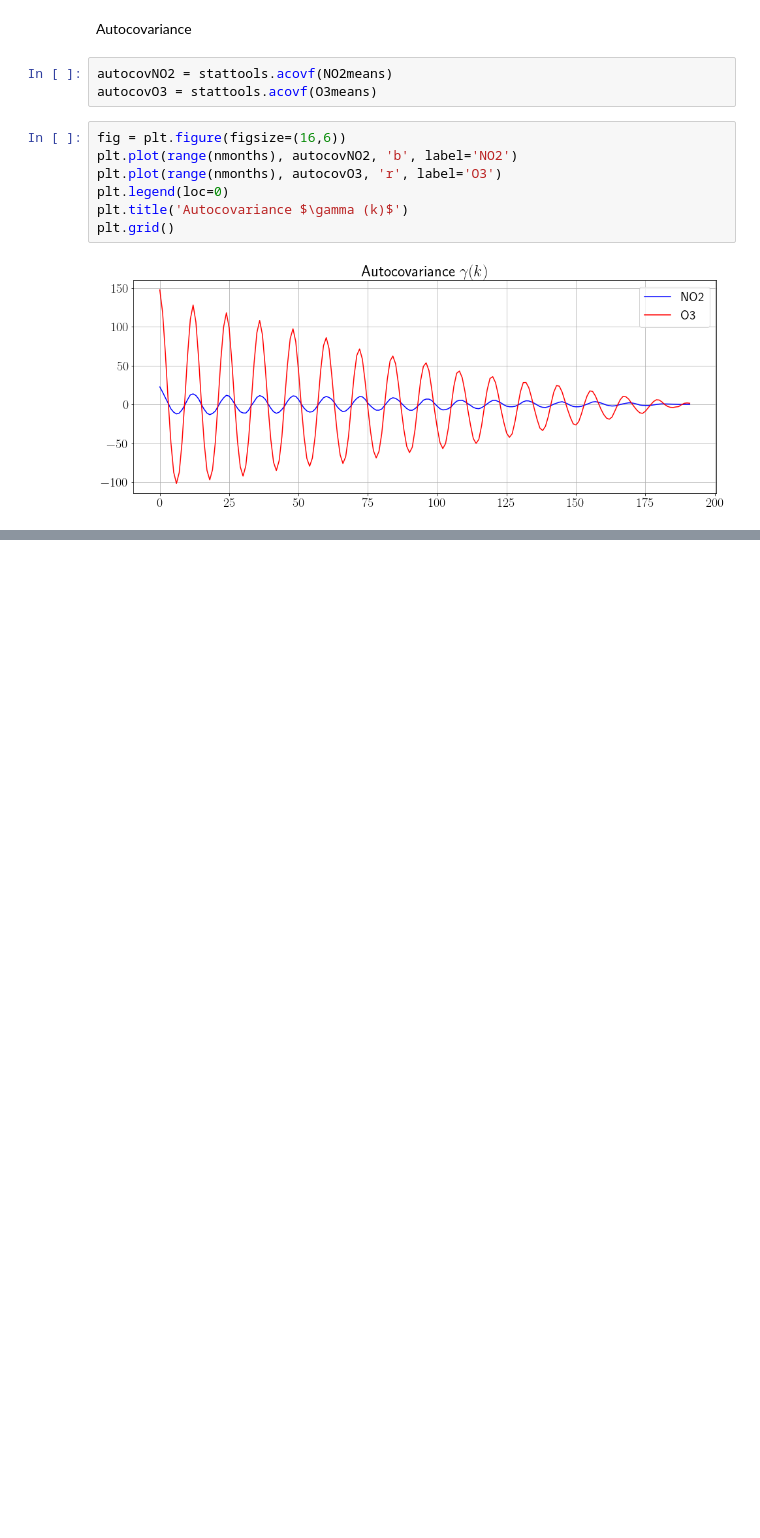
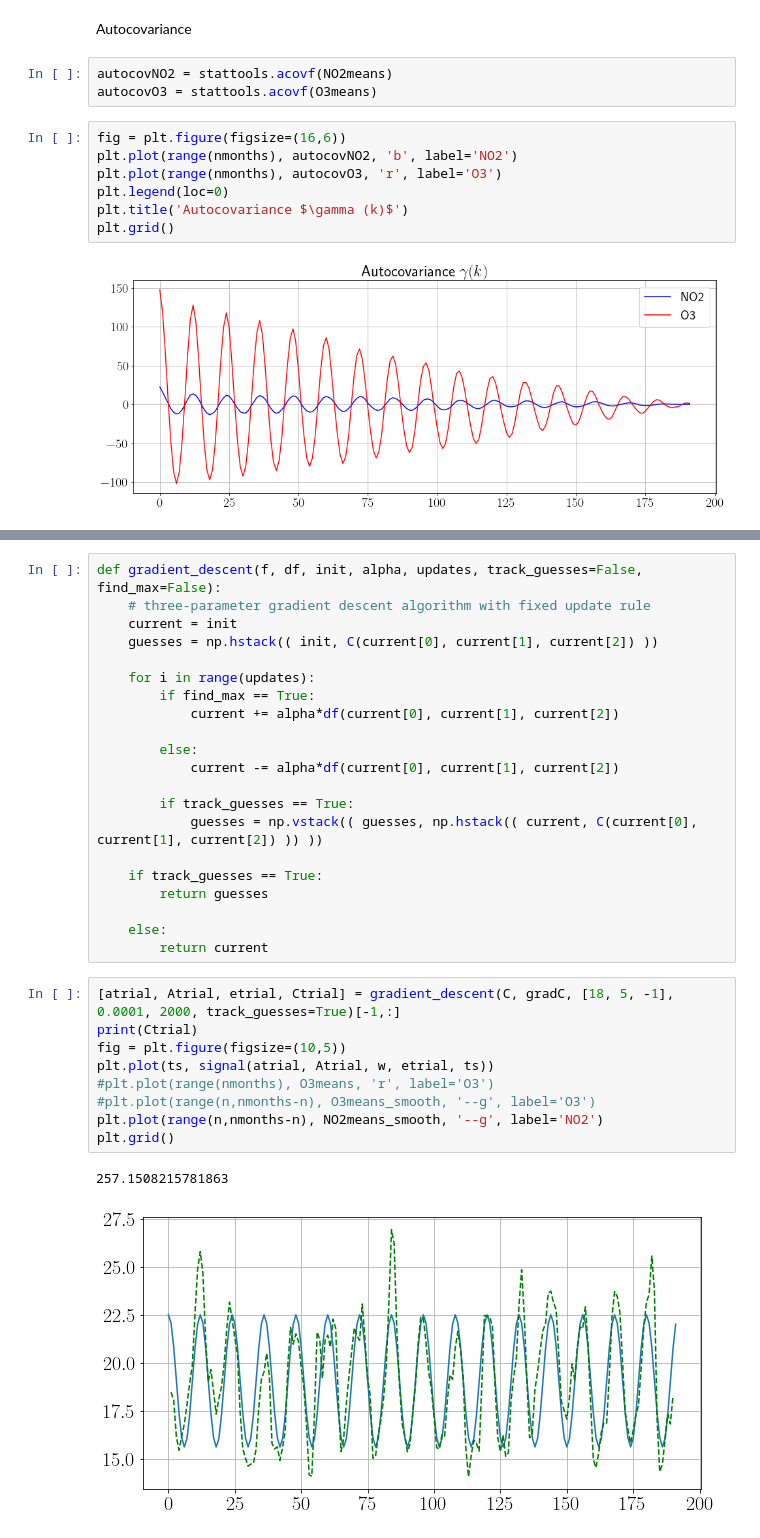
Before and after one commit to ndoyle815/MA930, a Jupyter notebook: Assignments/MA930 Assignment 2.ipynb, the cells around one changed output, grey strips where cells are left out. Cells and saved outputs as stored; diff of their text form; blank space fills up the shorter version.

```diff
--- a/Assignments/MA930 Assignment 2.ipynb
+++ b/Assignments/MA930 Assignment 2.ipynb
@@ -164,0 +218,33 @@ plt.grid()
+# %%
+def gradient_descent(f, df, init, alpha, updates, track_guesses=False, find_max=False):
+    # three-parameter gradient descent algorithm with fixed update rule
+    current = init
+    guesses = np.hstack(( init, C(current[0], current[1], current[2]) ))
+
+    for i in range(updates):
+        if find_max == True:
+            current += alpha*df(current[0], current[1], current[2])
+
+        else:
+            current -= alpha*df(current[0], current[1], current[2])
+
+        if track_guesses == True:
+            guesses = np.vstack(( guesses, np.hstack(( current, C(current[0], current[1], current[2]) )) ))
+
+    if track_guesses == True:
+        return guesses
+
+    else:
+        return current
+# %%
+[atrial, Atrial, etrial, Ctrial] = gradient_descent(C, gradC, [18, 5, -1], 0.0001, 2000, track_guesses=True)[-1,:]
+print(Ctrial)
+fig = plt.figure(figsize=(10,5))
+plt.plot(ts, signal(atrial, Atrial, w, etrial, ts))
+#plt.plot(range(nmonths), O3means, 'r', label='O3')
+#plt.plot(range(n,nmonths-n), O3means_smooth, '--g', label='O3')
+plt.plot(range(n,nmonths-n), NO2means_smooth, '--g', label='NO2')
+plt.grid()
+# %% [output]
+257.1508215781863
+[figure, added]
```
Also changed, not shown: parts of 17 cells of this notebook.
